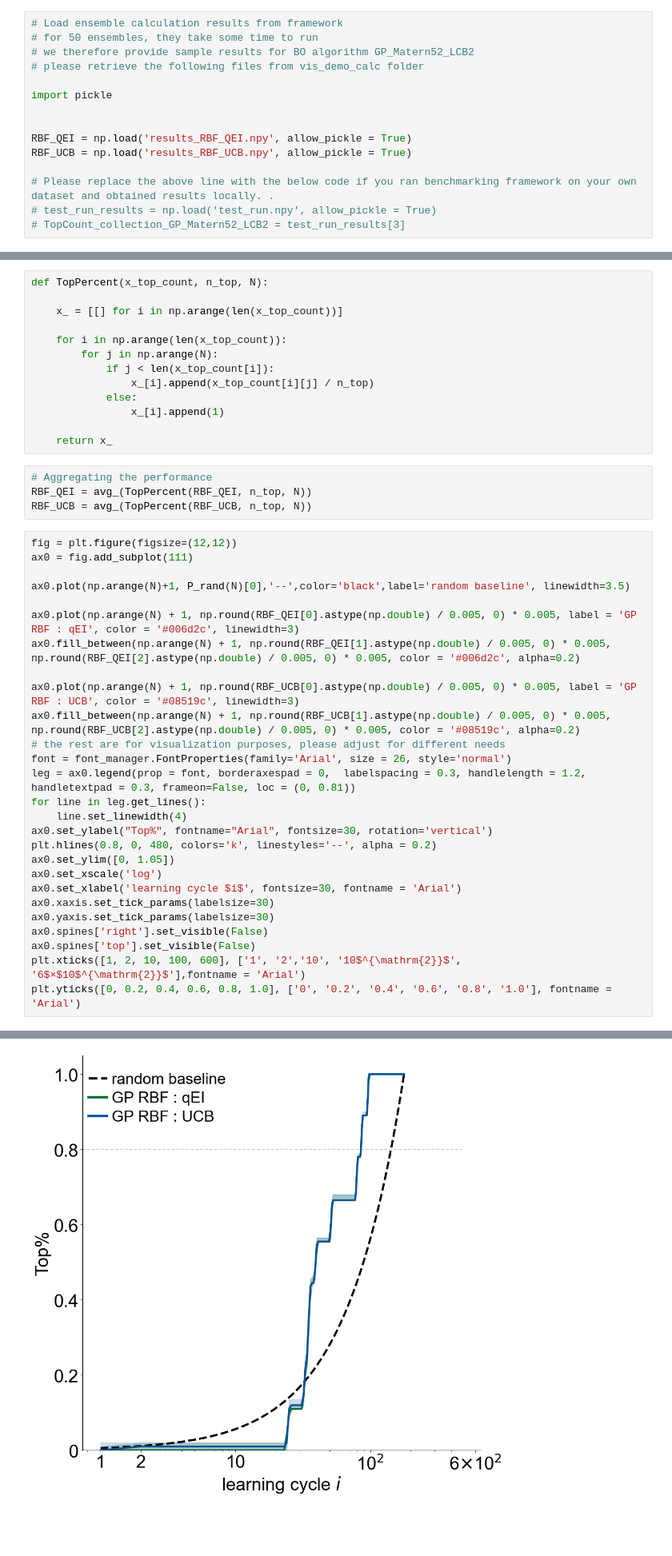
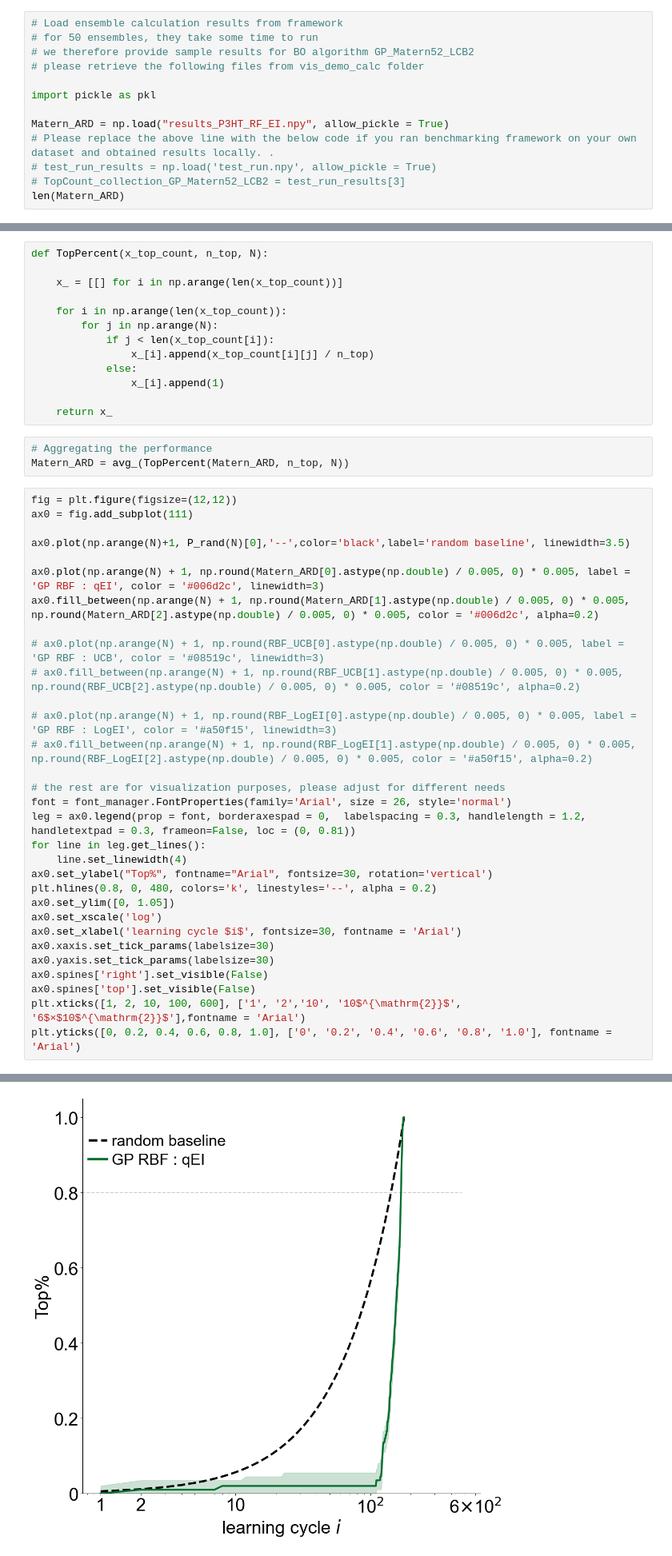
Before and after one commit to J-o-e-M/5835-Final-Project, a Jupyter notebook: Performance Visualization.ipynb, the cells around one changed output, grey strips where cells are left out. Shown at 80% size. Saved outputs shown, nothing was run; the diff lists cells and outputs as text; blank space fills up the shorter version.

```diff
--- a/Performance Visualization.ipynb
+++ b/Performance Visualization.ipynb
@@ -65,12 +65,10 @@ top_indices = list(ds_grouped.sort_values(objective_name).head(n_top).index)
 # we therefore provide sample results for BO algorithm GP_Matern52_LCB2
 # please retrieve the following files from vis_demo_calc folder
 
-import pickle
+import pickle as pkl
 
-
-RBF_QEI = np.load('results_RBF_QEI.npy', allow_pickle = True)
-RBF_UCB = np.load('results_RBF_UCB.npy', allow_pickle = True)
-
+Matern_ARD = np.load("results_P3HT_RF_EI.npy", allow_pickle = True)
 # Please replace the above line with the below code if you ran benchmarking framework on your own dataset and obtained results locally. .
 # test_run_results = np.load('test_run.npy', allow_pickle = True)
 # TopCount_collection_GP_Matern52_LCB2 = test_run_results[3]
+len(Matern_ARD)
@@ -224,49 +224,52 @@ def TopPercent(x_top_count, n_top, N):
     return x_
 # %%
 # Aggregating the performance
-RBF_QEI = avg_(TopPercent(RBF_QEI, n_top, N))
-RBF_UCB = avg_(TopPercent(RBF_UCB, n_top, N))
+Matern_ARD = avg_(TopPercent(Matern_ARD, n_top, N))
 # %%
 fig = plt.figure(figsize=(12,12))
 ax0 = fig.add_subplot(111)
 
 ax0.plot(np.arange(N)+1, P_rand(N)[0],'--',color='black',label='random baseline', linewidth=3.5)
 
-ax0.plot(np.arange(N) + 1, np.round(RBF_QEI[0].astype(np.double) / 0.005, 0) * 0.005, label = 'GP RBF : qEI', color = '#006d2c', linewidth=3)
-ax0.fill_between(np.arange(N) + 1, np.round(RBF_QEI[1].astype(np.double) / 0.005, 0) * 0.005, np.round(RBF_QEI[2].astype(np.double) / 0.005, 0) * 0.005, color = '#006d2c', alpha=0.2)
+ax0.plot(np.arange(N) + 1, np.round(Matern_ARD[0].astype(np.double) / 0.005, 0) * 0.005, label = 'GP RBF : qEI', color = '#006d2c', linewidth=3)
+ax0.fill_between(np.arange(N) + 1, np.round(Matern_ARD[1].astype(np.double) / 0.005, 0) * 0.005, np.round(Matern_ARD[2].astype(np.double) / 0.005, 0) * 0.005, color = '#006d2c', alpha=0.2)
 
-ax0.plot(np.arange(N) + 1, np.round(RBF_UCB[0].astype(np.double) / 0.005, 0) * 0.005, label = 'GP RBF : UCB', color = '#08519c', linewidth=3)
-ax0.fill_between(np.arange(N) + 1, np.round(RBF_UCB[1].astype(np.double) / 0.005, 0) * 0.005, np.round(RBF_UCB[2].astype(np.double) / 0.005, 0) * 0.005, color = '#08519c', alpha=0.2)
+# ax0.plot(np.arange(N) + 1, np.round(RBF_UCB[0].astype(np.double) / 0.005, 0) * 0.005, label = 'GP RBF : UCB', color = '#08519c', linewidth=3)
+# ax0.fill_between(np.arange(N) + 1, np.round(RBF_UCB[1].astype(np.double) / 0.005, 0) * 0.005, np.round(RBF_UCB[2].astype(np.double) / 0.005, 0) * 0.005, color = '#08519c', alpha=0.2)
+
+# ax0.plot(np.arange(N) + 1, np.round(RBF_LogEI[0].astype(np.double) / 0.005, 0) * 0.005, label = 'GP RBF : LogEI', color = '#a50f15', linewidth=3)
+# ax0.fill_between(np.arange(N) + 1, np.round(RBF_LogEI[1].astype(np.double) / 0.005, 0) * 0.005, np.round(RBF_LogEI[2].astype(np.double) / 0.005, 0) * 0.005, color = '#a50f15', alpha=0.2)
+
 # the rest are for visualization purposes, please adjust for different needs
 font = font_manager.FontProperties(family='Arial', size = 26, style='normal')
 leg = ax0.legend(prop = font, borderaxespad = 0,  labelspacing = 0.3, handlelength = 1.2, handletextpad = 0.3, frameon=False, loc = (0, 0.81))
 for line in leg.get_lines():
     line.set_linewidth(4)
 ax0.set_ylabel("Top%", fontname="Arial", fontsize=30, rotation='vertical')
 plt.hlines(0.8, 0, 480, colors='k', linestyles='--', alpha = 0.2)
 ax0.set_ylim([0, 1.05])
 ax0.set_xscale('log')
 ax0.set_xlabel('learning cycle $i$', fontsize=30, fontname = 'Arial')
 ax0.xaxis.set_tick_params(labelsize=30)
 ax0.yaxis.set_tick_params(labelsize=30)
 ax0.spines['right'].set_visible(False)
 ax0.spines['top'].set_visible(False)
 plt.xticks([1, 2, 10, 100, 600], ['1', '2','10', '10$^{\mathrm{2}}$', '6$×$10$^{\mathrm{2}}$'],fontname = 'Arial')
 plt.yticks([0, 0.2, 0.4, 0.6, 0.8, 1.0], ['0', '0.2', '0.4', '0.6', '0.8', '1.0'], fontname = 'Arial')
 # %% [output]
 ([<matplotlib.axis.YTick at 0x...>,
   <matplotlib.axis.YTick at 0x...>,
   <matplotlib.axis.YTick at 0x...>,
   <matplotlib.axis.YTick at 0x...>,
   <matplotlib.axis.YTick at 0x...>,
   <matplotlib.axis.YTick at 0x...>],
  [Text(0, 0.0, '0'),
   Text(0, 0.2, '0.2'),
   Text(0, 0.4, '0.4'),
   Text(0, 0.6, '0.6'),
   Text(0, 0.8, '0.8'),
   Text(0, 1.0, '1.0')])
-[figure, old version]
+[figure, new version]
 # %% [markdown]
 # Enhancement Factor
 # %%
```
Also changed, not shown: parts of 3 cells of this notebook, 7 other files.
